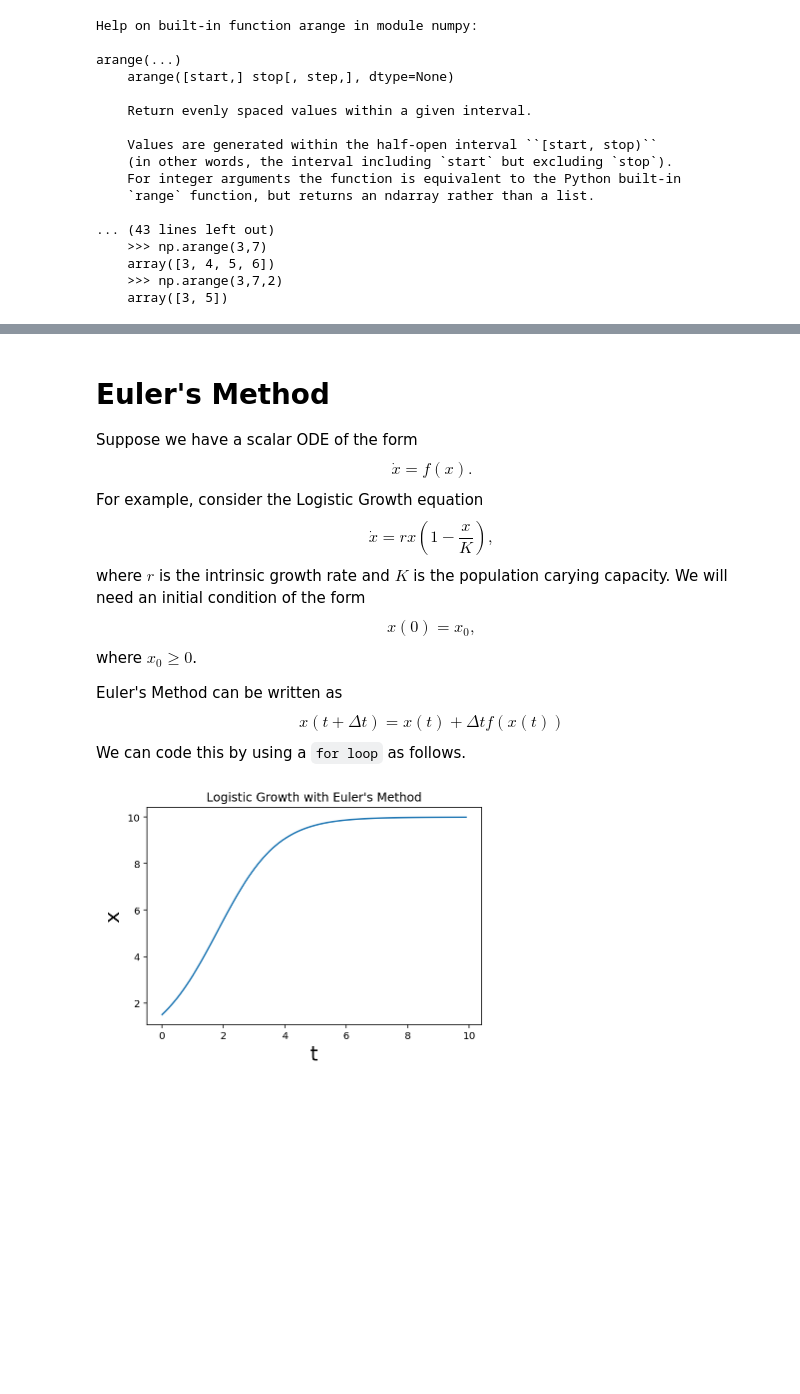
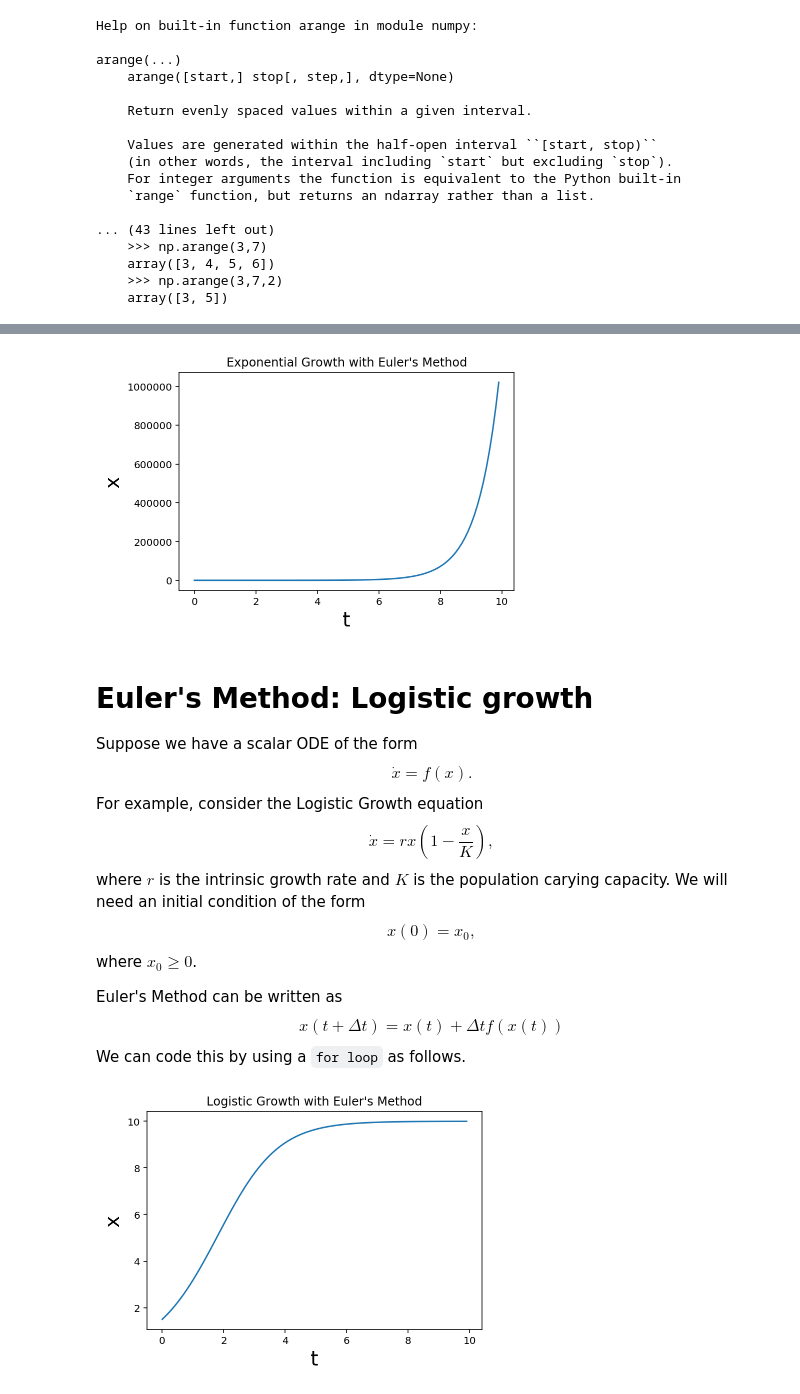
Before and after one commit to newby-jay/MATH371-Winter2020-JupyterNotebooks, a Jupyter notebook: Week 1 - scalar ODEs.ipynb, the cells around one changed output, grey strips where cells are left out. Saved outputs shown, nothing was run; the diff lists cells and outputs as text; code cells hidden in the pictures; blank space fills up the shorter version.

Commit message:
exponential growth

```diff
--- a/Week 1 - scalar ODEs.ipynb
+++ b/Week 1 - scalar ODEs.ipynb
@@ -61,5 +69,30 @@ arange(...)
+# %%
+### Model Parameters
+r = 1.5 # intrinsic growth rate
+x0 = 1. # the initial condition (TRY CHANGING THIS VALUE)
+
+### Euler's method parameters
+Delta_t = 0.1 # The size of the time step
+Nsteps = 100 # The number of time steps to run
+x = zeros(Nsteps) # an array of zeros to store the solution in
+x[0] = x0 # store the initial condition
+def f_exponential(x): # the ligistic growth RHS function
+    return r*x
+
+####### The simulation loop #########
+for n in arange(1, Nsteps): # loop from n=1 up to n=Nsteps-1
+    x[n] = x[n-1] + Delta_t*f_exponential(x[n-1])
+
+####### Plot the solution #########
+t = Delta_t*arange(Nsteps)
+plot(t, x)
+title("Exponential Growth with Euler's Method")
+xlabel('t', fontsize=20)
+ylabel('x', fontsize=20);
+# %% [output]
+[figure, added]
 # %% [markdown]
-# Euler's Method
+# Euler's Method: Logistic growth
 Suppose we have a scalar ODE of the form $$ \dot{x} = f(x). $$ For example, consider the Logistic Growth equation
 $$ \dot{x} = rx \left(1 - \frac{x}{K}\right),$$
 where $r$ is the intrinsic growth rate and $K$ is the population carying capacity. We will need an initial condition of the form
```
Also changed, not shown: parts of 1 cell of this notebook.
